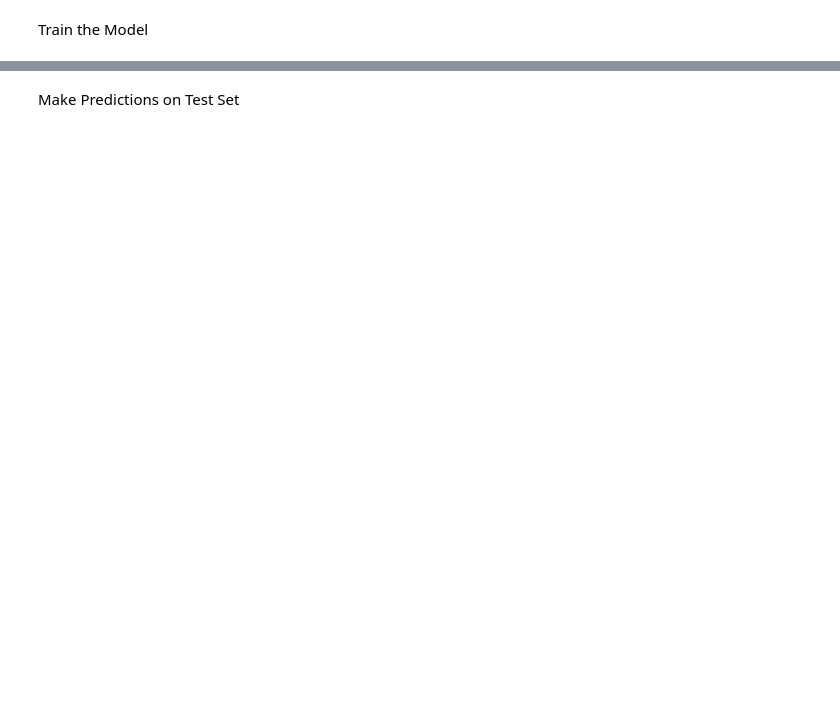
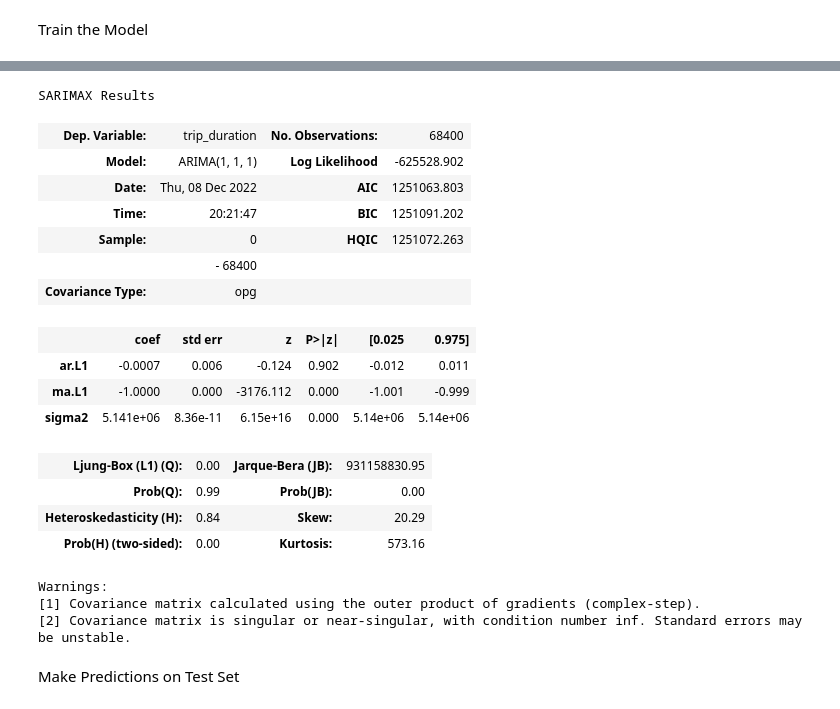
Before and after one commit to astrodestroyergithub/Divvy-Bike-Share, a Jupyter notebook: CODE/time_series_forecast_arima.ipynb, the cells around one changed output, grey strips where cells are left out. Drawn from its saved outputs; the diff is of its cells as text; code cells hidden in the pictures; blank space fills up the shorter version.

```diff
--- a/CODE/time_series_forecast_arima.ipynb
+++ b/CODE/time_series_forecast_arima.ipynb
@@ -151,3 +193,27 @@ Train the Model
+# %%
+model=ARIMA(train['trip_duration'],order=(1,1,1))
+model=model.fit()
+model.summary()
+# %% [output]
+SARIMAX Results
+| Dep. Variable: | trip_duration | No. Observations: | 68400 |
+| Model: | ARIMA(1, 1, 1) | Log Likelihood | -625528.902 |
+| Date: | Thu, 08 Dec 2022 | AIC | 1251063.803 |
+| Time: | 20:21:47 | BIC | 1251091.202 |
+| Sample: | 0 | HQIC | 1251072.263 |
+|  | - 68400 |  |  |
+| Covariance Type: | opg |  |  |
+|  | coef | std err | z | P>|z| | [0.025 | 0.975] |
+| ar.L1 | -0.0007 | 0.006 | -0.124 | 0.902 | -0.012 | 0.011 |
+| ma.L1 | -1.0000 | 0.000 | -3176.112 | 0.000 | -1.001 | -0.999 |
+| sigma2 | 5.141e+06 | 8.36e-11 | 6.15e+16 | 0.000 | 5.14e+06 | 5.14e+06 |
+| Ljung-Box (L1) (Q): | 0.00 | Jarque-Bera (JB): | 931158830.95 |
+| Prob(Q): | 0.99 | Prob(JB): | 0.00 |
+| Heteroskedasticity (H): | 0.84 | Skew: | 20.29 |
+| Prob(H) (two-sided): | 0.00 | Kurtosis: | 573.16 |
+Warnings:
+[1] Covariance matrix calculated using the outer product of gradients (complex-step).
+[2] Covariance matrix is singular or near-singular, with condition number inf. Standard errors may be unstable.
 # %% [markdown]
 Make Predictions on Test Set
 # %%
```
Also changed, not shown: parts of 13 cells of this notebook.
